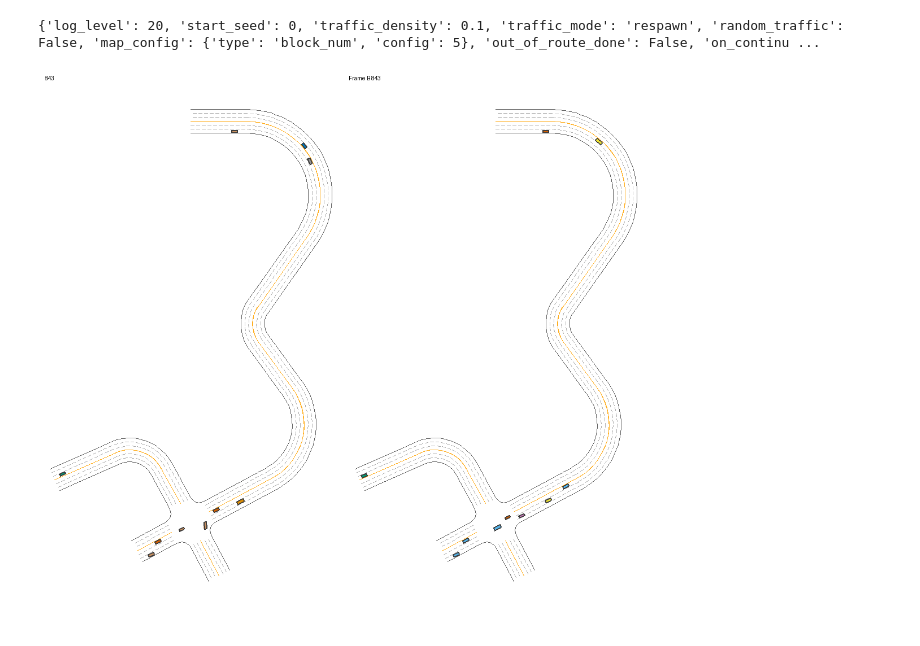
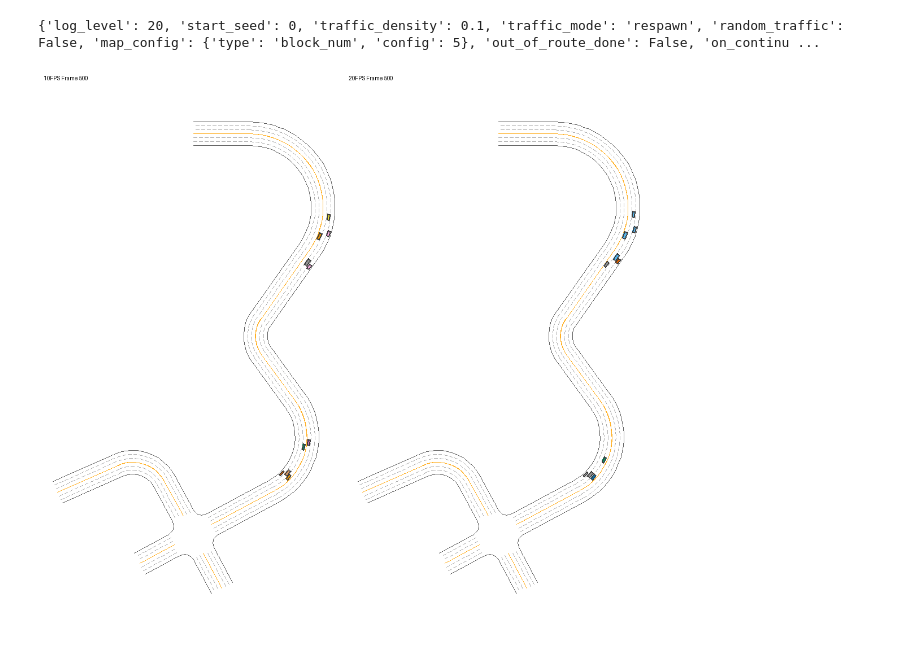
Before and after one commit to olek-osikowicz/metadrive, a Jupyter notebook: olek/high_fid_playground.ipynb, the cells around one changed output. Cells and saved outputs as stored; diff of their text form; code cells hidden in the pictures.

```diff
--- a/olek/high_fid_playground.ipynb
+++ b/olek/high_fid_playground.ipynb
@@ -35,6 +35,8 @@ def get_env(fps):
     dt = get_dt(fps)
     sr = ScenarioRunner(SAVE_DIR, seed, dt=dt)
     config = sr.get_config()
+    config["map_config"]["config"] = 5
+    # config["traffic_mode"] = "trigger"
     print(config)
     env = MetaDriveEnv(config)
     _, reset_info = env.reset()
@@ -51,7 +53,7 @@ def get_frames(fps):
             mode="topdown",
             window=False,
             screen_size=(1080 // 2, 1920 // 2),
-            camera_position=(0, -200),
+            camera_position=env.current_map.get_center_point(),
             scaling=2,
             draw_contour=True,
             num_stack=1,
@@ -95,35 +97,35 @@ for i, (a, b) in enumerate(zip(frames_a, frames_b[::2])):
     image_a = Image.fromarray(a)
     image_b = Image.fromarray(b)
     # Merge the two images side by side
     merged_image = Image.new("RGB", (image_a.width + image_b.width, image_a.height))
 
     merged_image.paste(image_a, (0, 0))
     merged_image.paste(image_b, (image_a.width, 0))
 
-    merged_images.append(merged_image)
-    # Display the merged image
     # Label the images
     label_a = Image.new("RGB", (image_a.width, 30), (255, 255, 255))
     label_b = Image.new("RGB", (image_b.width, 30), (255, 255, 255))
     draw_a = ImageDraw.Draw(label_a)
     draw_b = ImageDraw.Draw(label_b)
-    draw_a.text((10, 10), f" {i}", fill=(0, 0, 0))
-    draw_b.text((10, 10), f"Frame B {i}", fill=(0, 0, 0))
+    draw_a.text((10, 10), f"10FPS Frame {i}", fill=(0, 0, 0))
+    draw_b.text((10, 10), f"20FPS Frame {i}", fill=(0, 0, 0))
 
     # Combine labels with images
     combined_a = Image.new("RGB", (image_a.width, image_a.height + 30))
     combined_b = Image.new("RGB", (image_b.width, image_b.height + 30))
     combined_a.paste(label_a, (0, 0))
     combined_a.paste(image_a, (0, 30))
     combined_b.paste(label_b, (0, 0))
     combined_b.paste(image_b, (0, 30))
 
     # Merge the two labeled images side by side
     merged_image = Image.new("RGB", (combined_a.width + combined_b.width, combined_a.height))
     merged_image.paste(combined_a, (0, 0))
     merged_image.paste(combined_b, (combined_a.width, 0))
 
     merged_images.append(merged_image)
     display.display(merged_image, clear=True)
+    if i == 500:
+        break
 # %% [output]
-[figure, old version]
+[figure, new version]
```
Also changed, not shown: parts of 6 cells of this notebook.
